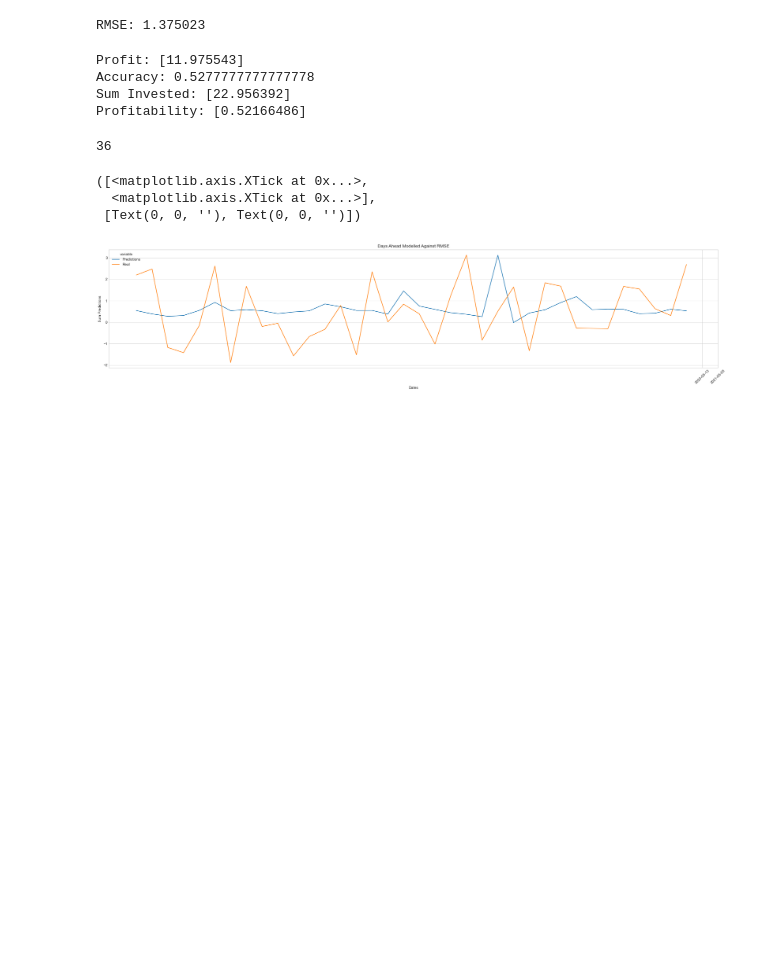
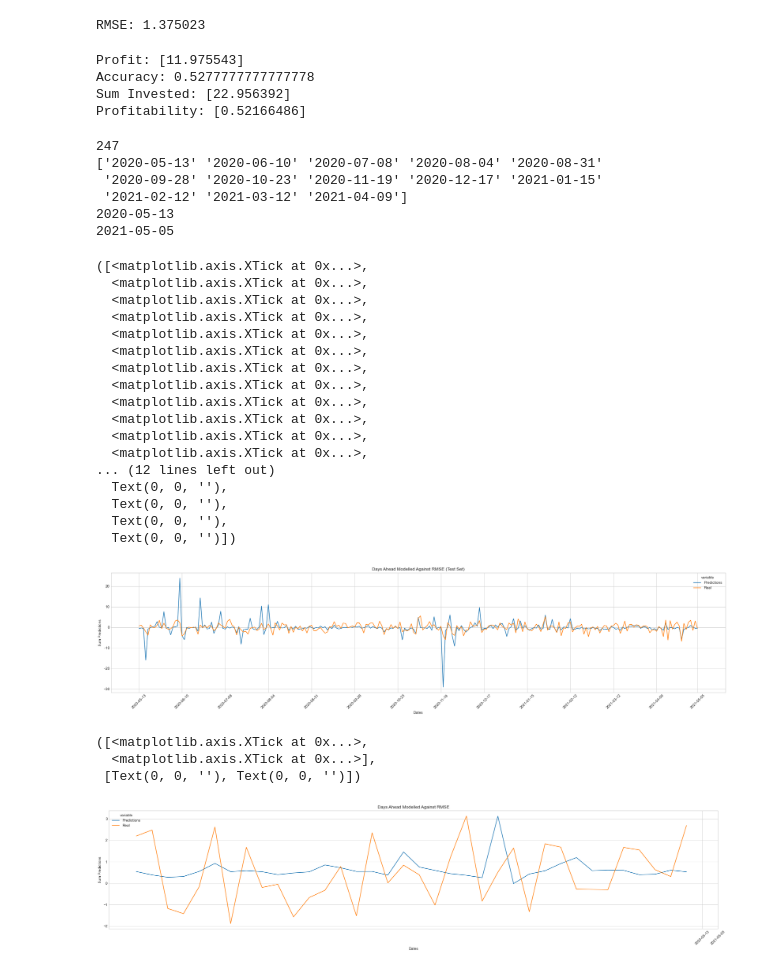
Before and after one commit to nathanindrakumar/Final_Project, a Jupyter notebook: FurtherAheadPrediction.ipynb, the cells around one changed output. Drawn from its saved outputs; the diff is of its cells as text; code cells hidden in the pictures; blank space fills up the shorter version.

```diff
--- a/FurtherAheadPrediction.ipynb
+++ b/FurtherAheadPrediction.ipynb
@@ -235,0 +174,7 @@ Change5 RMSE: 1.9850181
+# %%
+with open("x_train_ah.txt", "rb") as fp:   # Unpickling
+    x_train = pickle.load(fp)
+y_train = pd.read_csv("y_train_ah.csv")
+with open("x_test_ah.txt", "rb") as fp:   # Unpickling
+    x_test = pickle.load(fp)
+y_test = pd.read_csv("y_test_ah.csv")
@@ -235,0 +183,5 @@ Change5 RMSE: 1.9850181
+# %%
+# with open("X_ah.txt", "wb") as fp:   #Pickling
+#     pickle.dump(X, fp)
+with open("X_ah.txt", "rb") as fp:   # Unpickling
+    X_initial = pickle.load(fp)
@@ -527,0 +592,17 @@ y_holdout = y_holdout.astype(np.float32)
+# %%
+y_holdout = merged[['Change','Change1','Change2','Change3','Change4','Change5']]
+y_holdout_dates = merged[['usedate','usedate1','usedate2','usedate3','usedate4','usedate5']]
+# %%
+# with open("x_holdout.txt", "wb") as fp:   #Pickling
+#     pickle.dump(x_holdout, fp)
+# with open("y_holdout.txt", "wb") as fp:   #Pickling
+#     pickle.dump(y_holdout, fp)
+# with open("y_holdout_dates.txt", "wb") as fp:   #Pickling
+#     pickle.dump(y_holdout_dates, fp)
+
+with open("x_holdout.txt", "rb") as fp:   # Unpickling
+    x_holdout = pickle.load(fp)
+with open("y_holdout.txt", "rb") as fp:   # Unpickling
+    y_holdout = pickle.load(fp)
+with open("y_holdout_dates.txt", "rb") as fp:   # Unpickling
+    y_holdout_dates = pickle.load(fp)
@@ -572,10 +673,52 @@ Profitability: [0.52166486]
 # %%
 predsuml = [item for sublist in predsumlist for item in sublist]
 realal = [item for sublist in realalist for item in sublist]
-# %%
-print(len(unique))
-# %% [output]
-36
+# %%
+print(len(unique))
+sortedlist = np.sort(unique)
+sortedlist = sortedlist[0::19]
+print(sortedlist)
+print(min(unique))
+print(max(unique))
+# %% [output]
+247
+['2020-05-13' '2020-06-10' '2020-07-08' '2020-08-04' '2020-08-31'
+ '2020-09-28' '2020-10-23' '2020-11-19' '2020-12-17' '2021-01-15'
+ '2021-02-12' '2021-03-12' '2021-04-09']
+2020-05-13
+2021-05-05
+# %%
+diction = {"Predictions": predsuml, "Real": realal, "Dates": unique}
+dfsea = pd.DataFrame(diction)
+dfsea = dfsea.sort_values(by=['Dates'])
+plt.style.use('seaborn-whitegrid')
+
+fig_dims = (30, 6)
+fig, ax = plt.subplots(figsize=fig_dims)
+sns.lineplot(x='Dates',y='value',hue='variable',ax=ax, data = pd.melt(dfsea,["Dates"]))
+ax.set(xlabel='Dates',ylabel='Sum Predictions',title='Days Ahead Modelled Against RMSE (Test Set)')
+plt.xticks(['2020-05-13','2020-06-10', '2020-07-08', '2020-08-04', '2020-08-31',
+ '2020-09-28', '2020-10-23', '2020-11-19', '2020-12-17', '2021-01-15',
+ '2021-02-12', '2021-03-12', '2021-04-09','2021-05-05'],rotation=45)
+# %% [output]
+([<matplotlib.axis.XTick at 0x...>,
+  <matplotlib.axis.XTick at 0x...>,
+  <matplotlib.axis.XTick at 0x...>,
+  <matplotlib.axis.XTick at 0x...>,
+  <matplotlib.axis.XTick at 0x...>,
+  <matplotlib.axis.XTick at 0x...>,
+  <matplotlib.axis.XTick at 0x...>,
+  <matplotlib.axis.XTick at 0x...>,
+  <matplotlib.axis.XTick at 0x...>,
+  <matplotlib.axis.XTick at 0x...>,
+  <matplotlib.axis.XTick at 0x...>,
+  <matplotlib.axis.XTick at 0x...>,
+... (12 lines left out)
+  Text(0, 0, ''),
+  Text(0, 0, ''),
+  Text(0, 0, ''),
+  Text(0, 0, '')])
+[figure, added]
 # %%
 diction = {"Predictions": predsuml, "Real": realal, "Dates": unique}
 dfsea = pd.DataFrame(diction)
```
Also changed, not shown: parts of 14 cells of this notebook, 16 other files.
